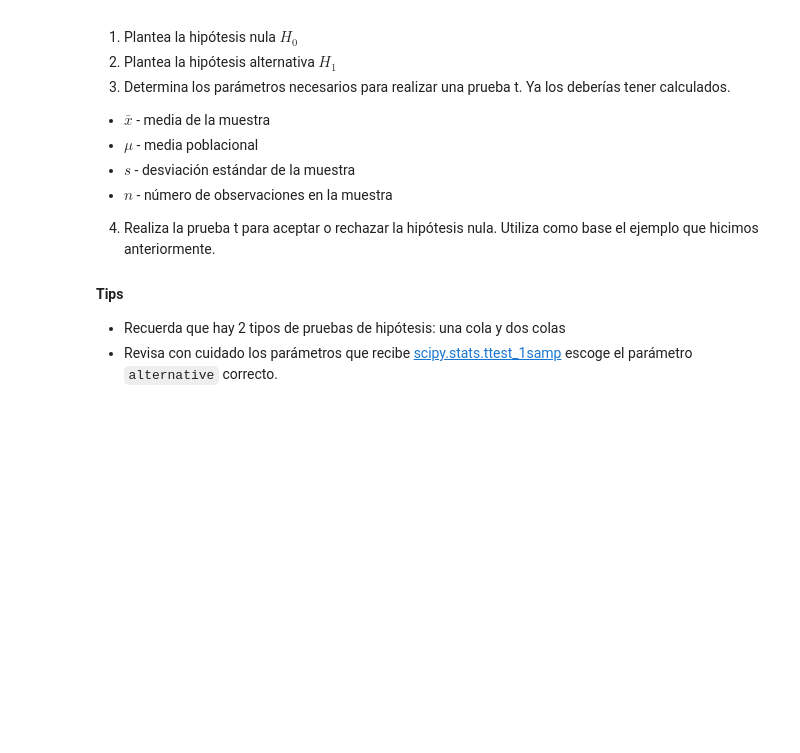
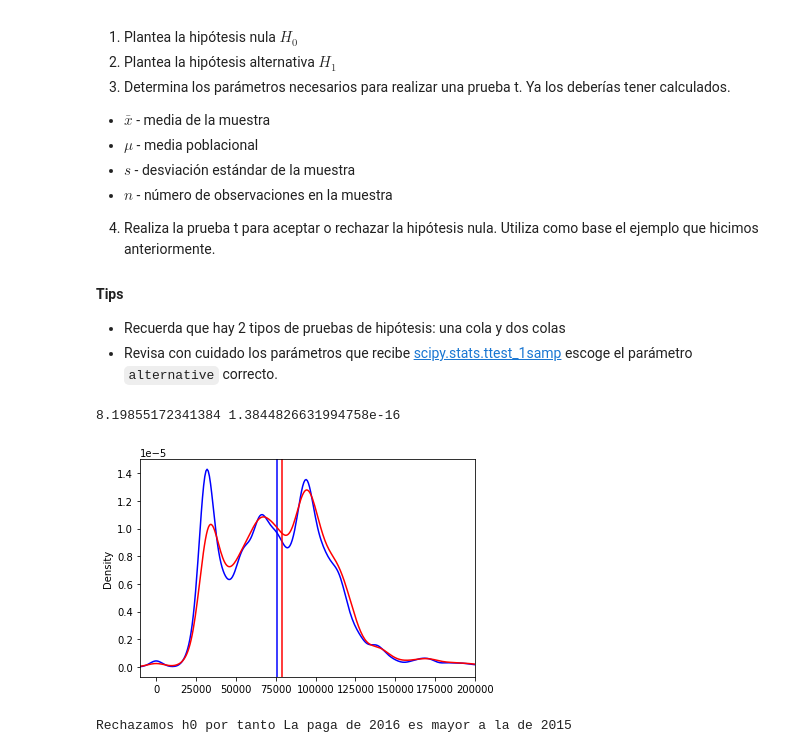
Before and after one commit to i0nathan/unaqds, a Jupyter notebook: modules/3/pruebas_hipotesis/Pruebas de hipótesis.ipynb, the cells around one changed output. Saved outputs shown, nothing was run; the diff lists cells and outputs as text; code cells hidden in the pictures; blank space fills up the shorter version.

```diff
--- a/modules/3/pruebas_hipotesis/Pruebas de hipótesis.ipynb
+++ b/modules/3/pruebas_hipotesis/Pruebas de hipótesis.ipynb
@@ -268,0 +301,31 @@ Tenemos la sospecha de que los sueldos debieron haber aumentado pero no sabemos
+# %%
+# Respuestas por aquí
+h0 = "La paga de 2016 no es mayor a la de 2015"      # 1
+h1 = "La paga de 2016 es mayor a la de 2015"         # 2
+
+# 3
+pop_mean = payroll_2015.Annual_sal.mean()
+sample_mean = payroll_2016_sample.Annual_sal.mean()
+pop_std = payroll_2015.Annual_sal.std()
+sample_std = payroll_2016_sample.Annual_sal.std()
+
+# 4
+# zstat, pvalue = ztest(sample_price, value=pop_price.mean())
+tstat, pvalue = stats.ttest_1samp(payroll_2016_sample.Annual_sal, pop_mean, alternative='greater')
+# %%
+payroll_2015.Annual_sal.plot(kind='kde', xlim=(-10000, 200000), color='blue')
+plt.axvline(pop_mean, color='blue')
+payroll_2016_sample.Annual_sal.plot(kind='kde', color='red')
+plt.axvline(sample_mean, color='red')
+
+print(tstat, pvalue)
+# %% [output]
+8.19855172341384 1.3844826631994758e-16
+[figure, added]
+# %%
+if pvalue < 0.05:
+    print("Rechazamos h0 por tanto", h1)
+else:
+    print("No rechazamos h0 por tanto", h0)
+# %% [output]
+Rechazamos h0 por tanto La paga de 2016 es mayor a la de 2015
```
Also changed, not shown: parts of 13 cells of this notebook.
